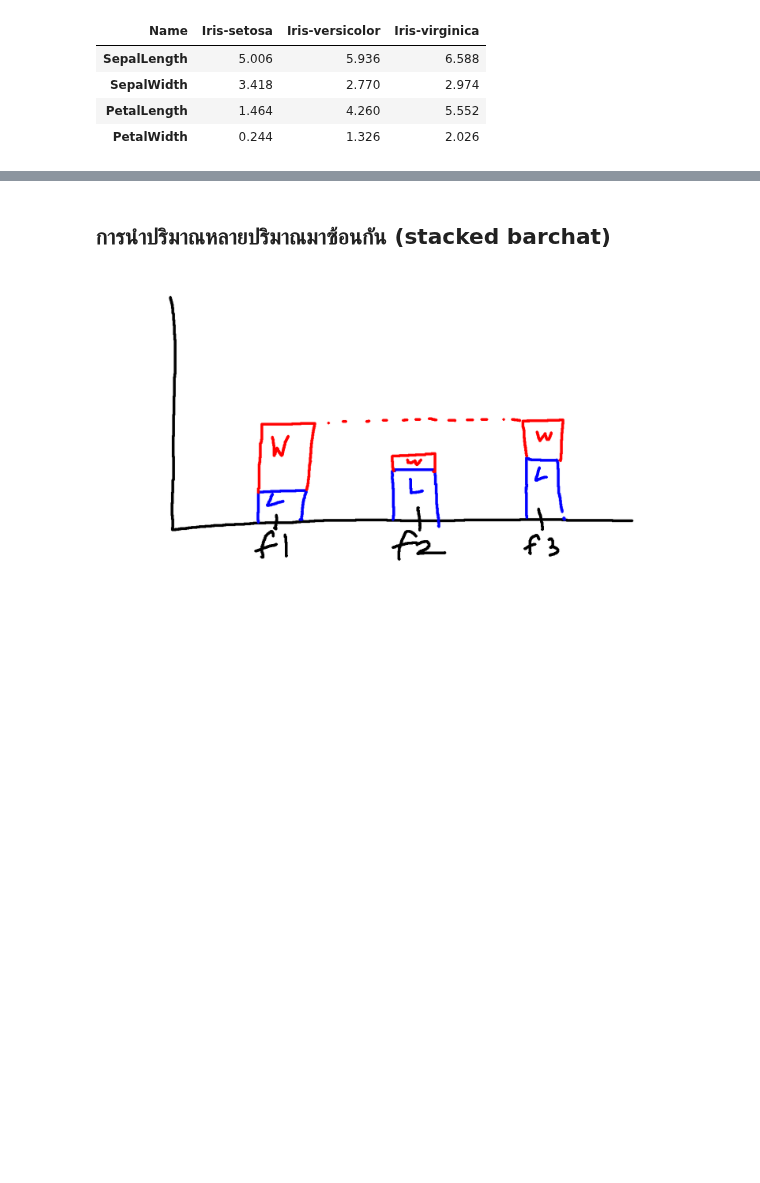
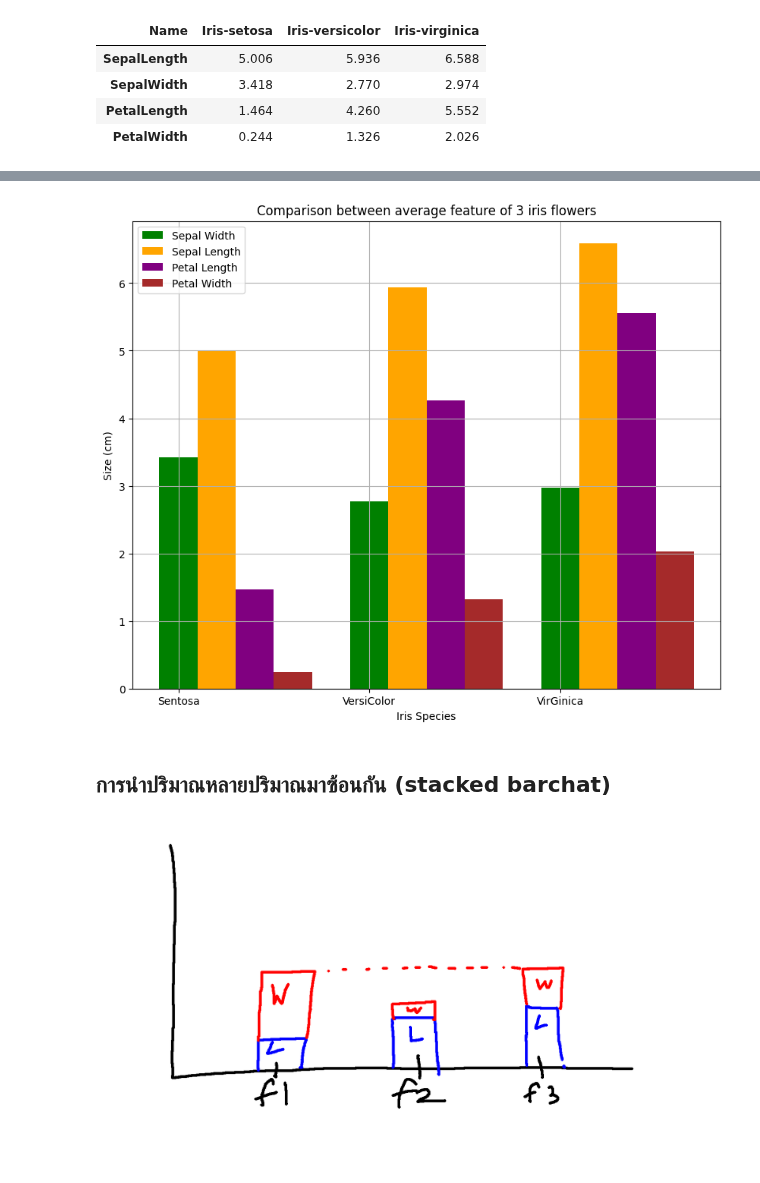
Before and after one commit to Ratchanontt/python_dataviz2023, a Jupyter notebook: DataViz04_Data_Comparison.ipynb, the cells around one changed output, grey strips where cells are left out. Drawn from its saved outputs; the diff is of its cells as text; code cells hidden in the pictures; blank space fills up the shorter version.

```diff
--- a/DataViz04_Data_Comparison.ipynb
+++ b/DataViz04_Data_Comparison.ipynb
@@ -335,3 +351,53 @@ plt.ylabel('size (cm)');
+# %%
+import matplotlib.pyplot as plt
+import matplotlib
+
+# Set the figure size
+matplotlib.rcParams['figure.figsize'] = [10, 8]
+
+# Define the width of the bars
+width = 0.2
+
+# Data for the three iris species
+setosa_data = [s_data['Iris-setosa'][1], s_data['Iris-setosa'][0], s_data['Iris-setosa'][2], s_data['Iris-setosa'][3]]
+versicolor_data = [s_data['Iris-versicolor'][1], s_data['Iris-versicolor'][0], s_data['Iris-versicolor'][2], s_data['Iris-versicolor'][3]]
+virginica_data = [s_data['Iris-virginica'][1], s_data['Iris-virginica'][0], s_data['Iris-virginica'][2], s_data['Iris-virginica'][3]]
+
+# Positions for the bars
+x = [1, 2, 3]
+
+# Labels for the bars
+labels = ['Sepal Width', 'Sepal Length', 'Petal Length', 'Petal Width']
+
+# Colors for the bars
+colors = ['green', 'orange', 'purple', 'brown']
+
+# Create subplots to plot the bars side by side
+fig, ax = plt.subplots()
+
+# Loop through each data point and plot a bar
+for i in range(len(labels)):
+    ax.bar([pos + width * i for pos in x], [setosa_data[i], versicolor_data[i], virginica_data[i]], width, color=colors[i], label=labels[i])
+
+# Set x-axis labels
+ax.set_xticks(x)
+ax.set_xticklabels(['Sentosa', 'VersiColor', 'VirGinica'])
+
+# Add legend
+ax.legend()
+
+# Set plot title and labels
+plt.title('Comparison between average feature of 3 iris flowers')
+plt.xlabel('Iris Species')
+plt.ylabel('Size (cm)')
+
+# Add a grid
+plt.grid(True)
+
+# Show the plot
+plt.show()
+# %% [output]
+[figure, added]
 # %% [markdown]
 ## การนำปริมาณหลายปริมาณมาซ้อนกัน (stacked barchat)
 # %% [markdown]
```
Also changed, not shown: parts of 18 cells of this notebook.
